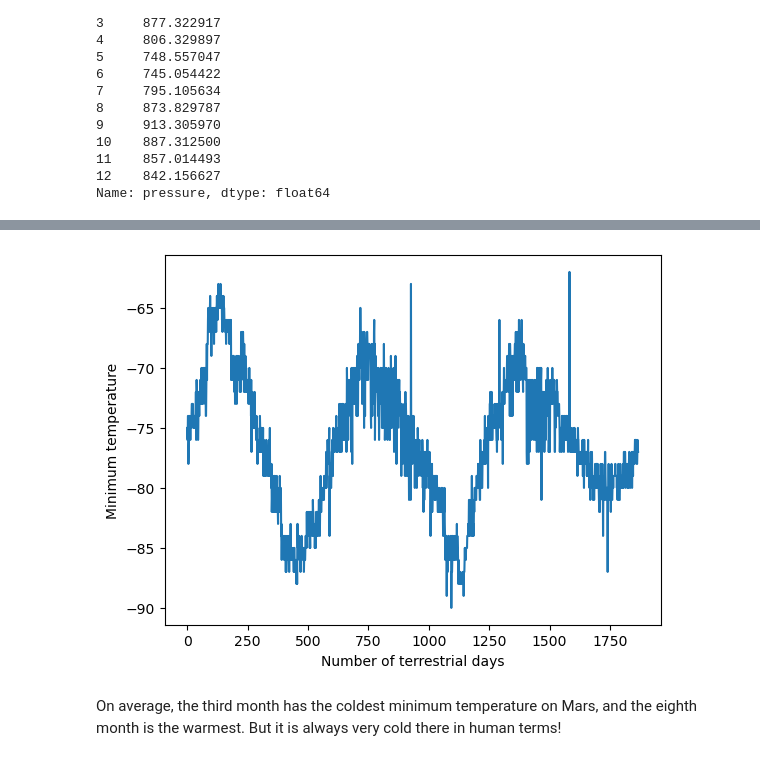
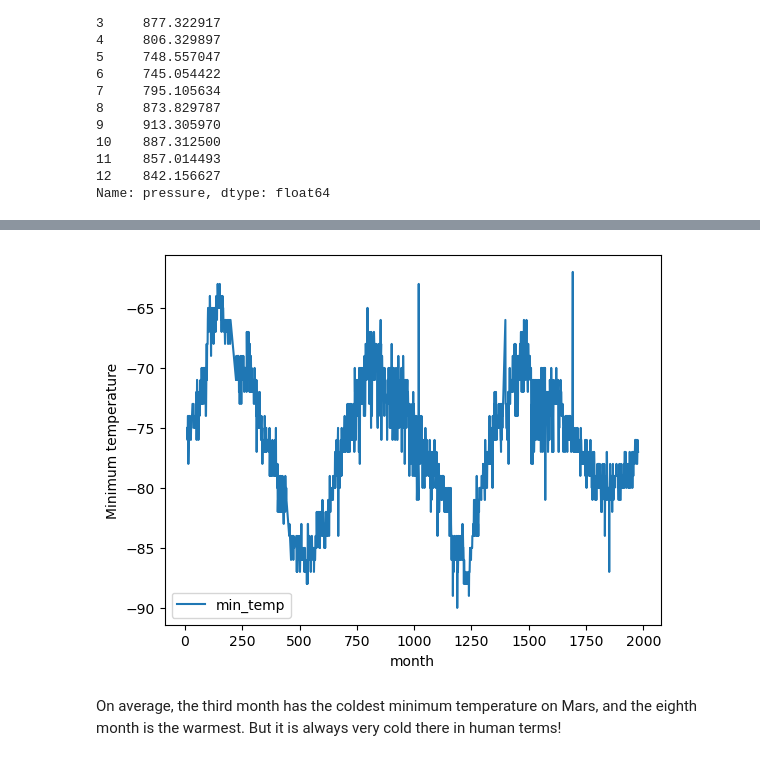
Before and after one commit to Deepika-GH/Module-11-Data_Collection, a Jupyter notebook: Starter_Code/part_2_mars_weather.ipynb, the cells around one changed output, grey strips where cells are left out. Drawn from its saved outputs; the diff is of its cells as text; code cells hidden in the pictures.

```diff
--- a/Starter_Code/part_2_mars_weather.ipynb
+++ b/Starter_Code/part_2_mars_weather.ipynb
@@ -33,2 +54,6 @@ mars_temp = soup(html, 'html.parser')
 # %%
+
+
 # Extract all rows of data
+all_rows=mars_temp.find_all("tr",class_="data-row")
+all_rows
@@ -51,2 +126,4 @@ Assemble the scraped data into a Pandas DataFrame. The columns should have the s
 # %%
 # Create a Pandas DataFrame by using the list of rows and a list of the column names
+df=pd.DataFrame(data_rows)
+df
@@ -52,0 +144,14 @@ Assemble the scraped data into a Pandas DataFrame. The columns should have the s
+# %%
+# rename columns
+column_names = {
+    0: 'id',
+    1: 'terrestrial_date',
+    2:'sol',
+    3: 'ls',
+    4:'month',
+    5:'min_temp',
+    6:'pressure',
+
+}
+df = df.rename(columns=column_names)
+df
@@ -81,2 +200,10 @@ dtype: object
+# %%
+# Change data types for data analysis
+df['terrestrial_date'] = pd.to_datetime(df['terrestrial_date'])
+df['sol'] = df['sol'].astype(int)
+df['ls'] = df['ls'].astype(int)
+df['month'] = df['month'].astype(int)
+df['min_temp'] = df['min_temp'].astype(float)
+df['pressure'] = df['pressure'].astype(float)
 # %%
 # Confirm type changes were successful by examining data types again
@@ -174,7 +339,14 @@ Name: pressure, dtype: float64
 # %%
 # 5. How many terrestrial (earth) days are there in a Martian year?
+df.plot.line(x='sol', y='min_temp')
+# Set plot labels and title
+plt.xlabel("month")
+plt.ylabel("Minimum temperature")
+
+# Display the plot
+plt.show()
 # %% [output]
-[figure, old version]
+[figure, new version]
 # %% [markdown]
 On average, the third month has the coldest minimum temperature on Mars, and the eighth month is the warmest. But it is always very cold there in human terms!
 # %% [markdown]
```
Also changed, not shown: parts of 21 cells of this notebook, 1 other file.
